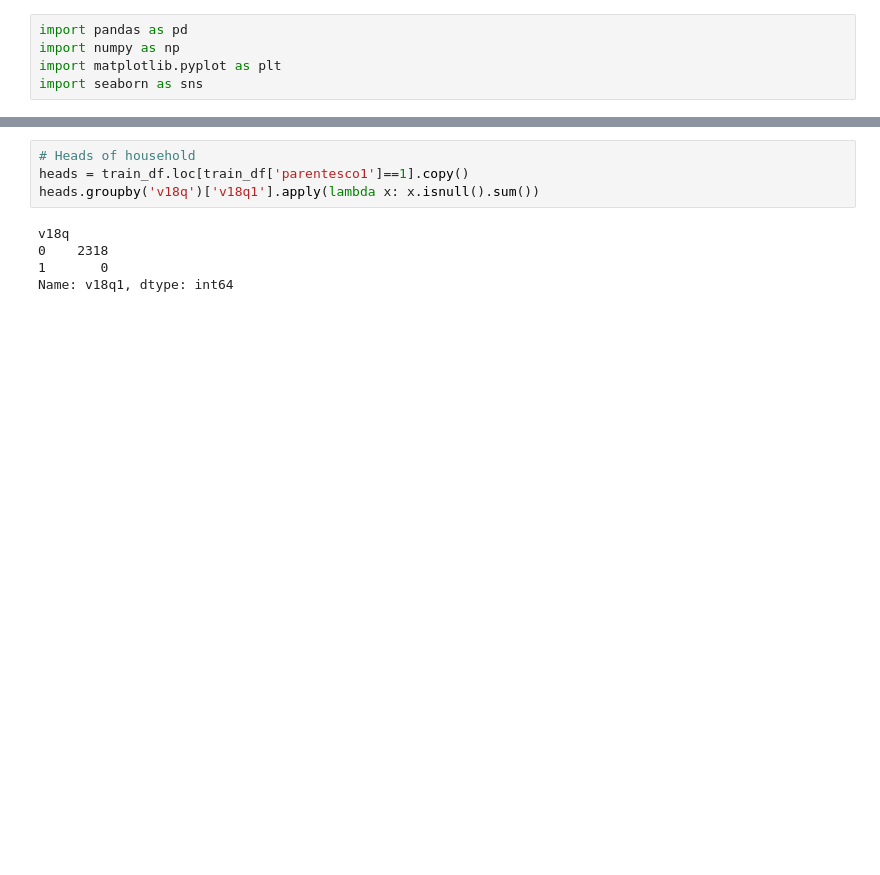
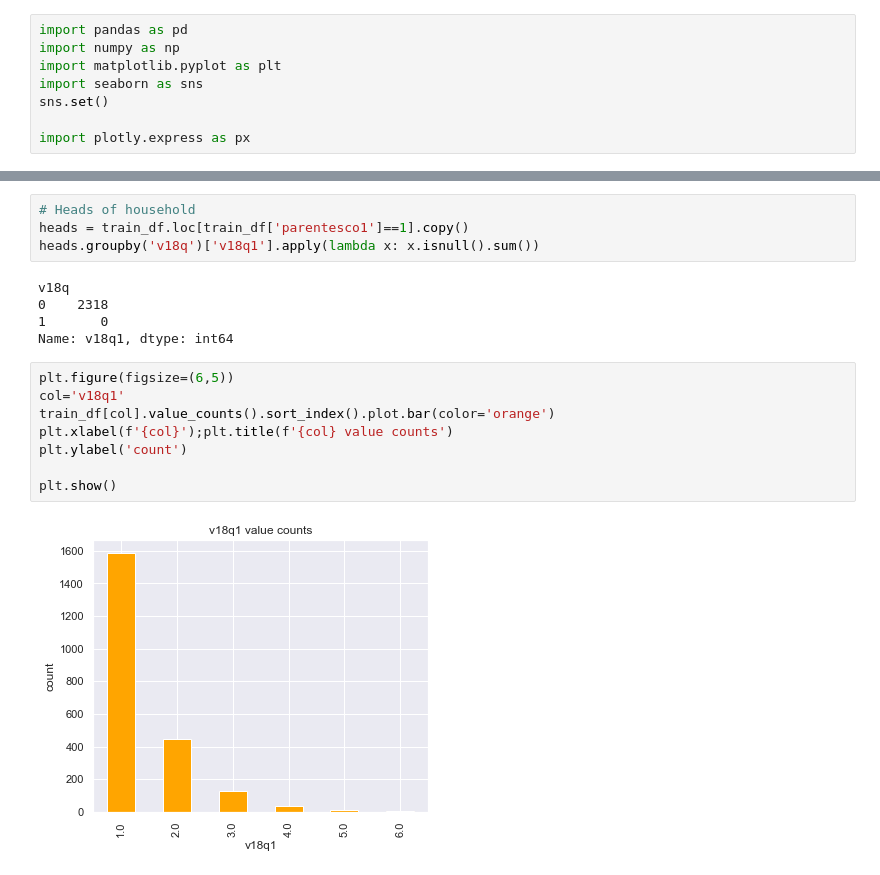
Before and after one commit to avinash-03/Python, a Jupyter notebook: 13_Notebooks/kaggle_exploration.ipynb, the cells around one changed output, grey strips where cells are left out. Drawn from its saved outputs; the diff is of its cells as text; blank space fills up the shorter version.

```diff
--- a/13_Notebooks/kaggle_exploration.ipynb
+++ b/13_Notebooks/kaggle_exploration.ipynb
@@ -51,6 +51,9 @@ import pandas as pd
 import numpy as np
 import matplotlib.pyplot as plt
 import seaborn as sns
+sns.set()
+
+import plotly.express as px
 # %% [markdown]
 ### 3.2 Importing the Dataset
 # %%
@@ -544,3 +536,13 @@ v18q
 0    2318
 1       0
 Name: v18q1, dtype: int64
+# %%
+plt.figure(figsize=(6,5))
+col='v18q1'
+train_df[col].value_counts().sort_index().plot.bar(color='orange')
+plt.xlabel(f'{col}');plt.title(f'{col} value counts')
+plt.ylabel('count')
+
+plt.show()
+# %% [output]
+[figure, added]
```
Also changed, not shown: parts of 73 cells of this notebook.
